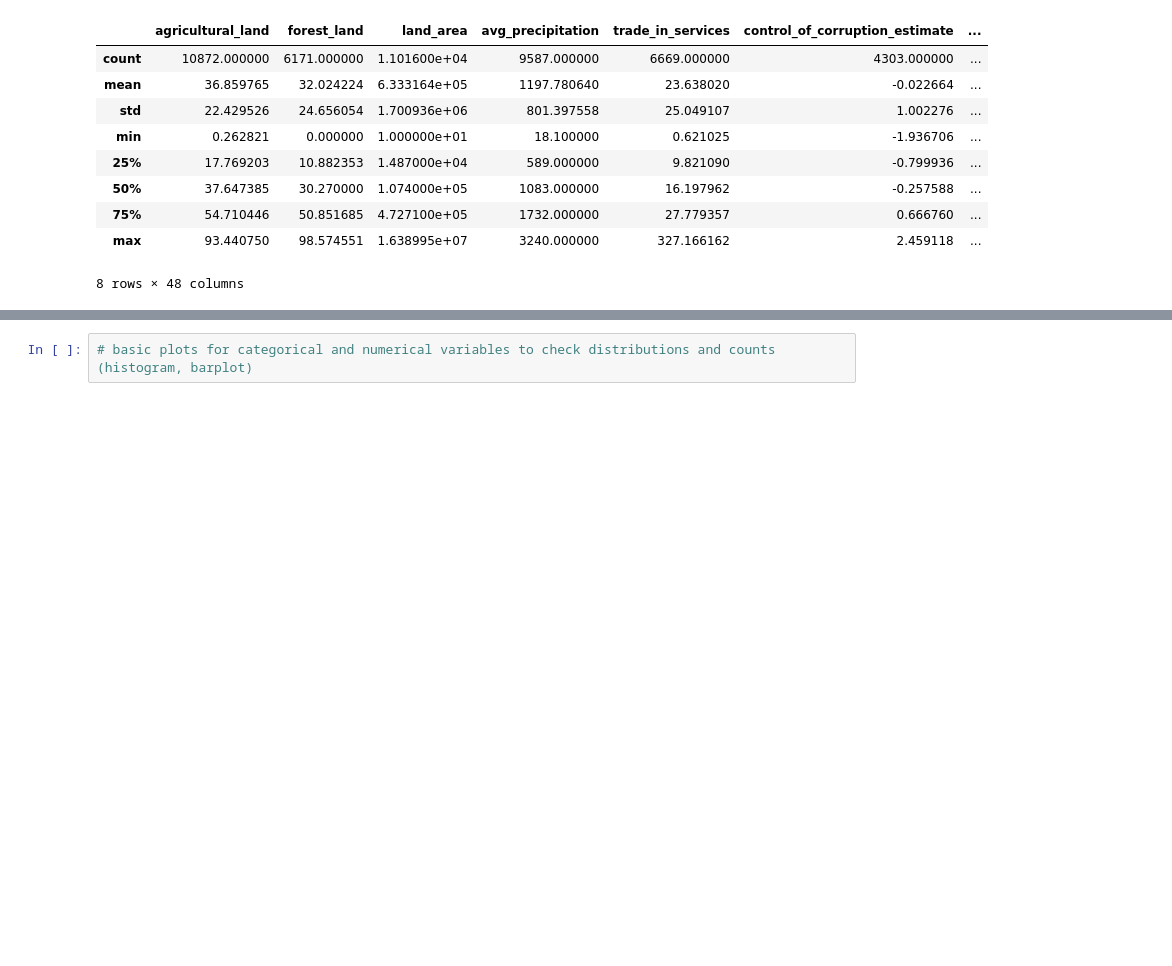
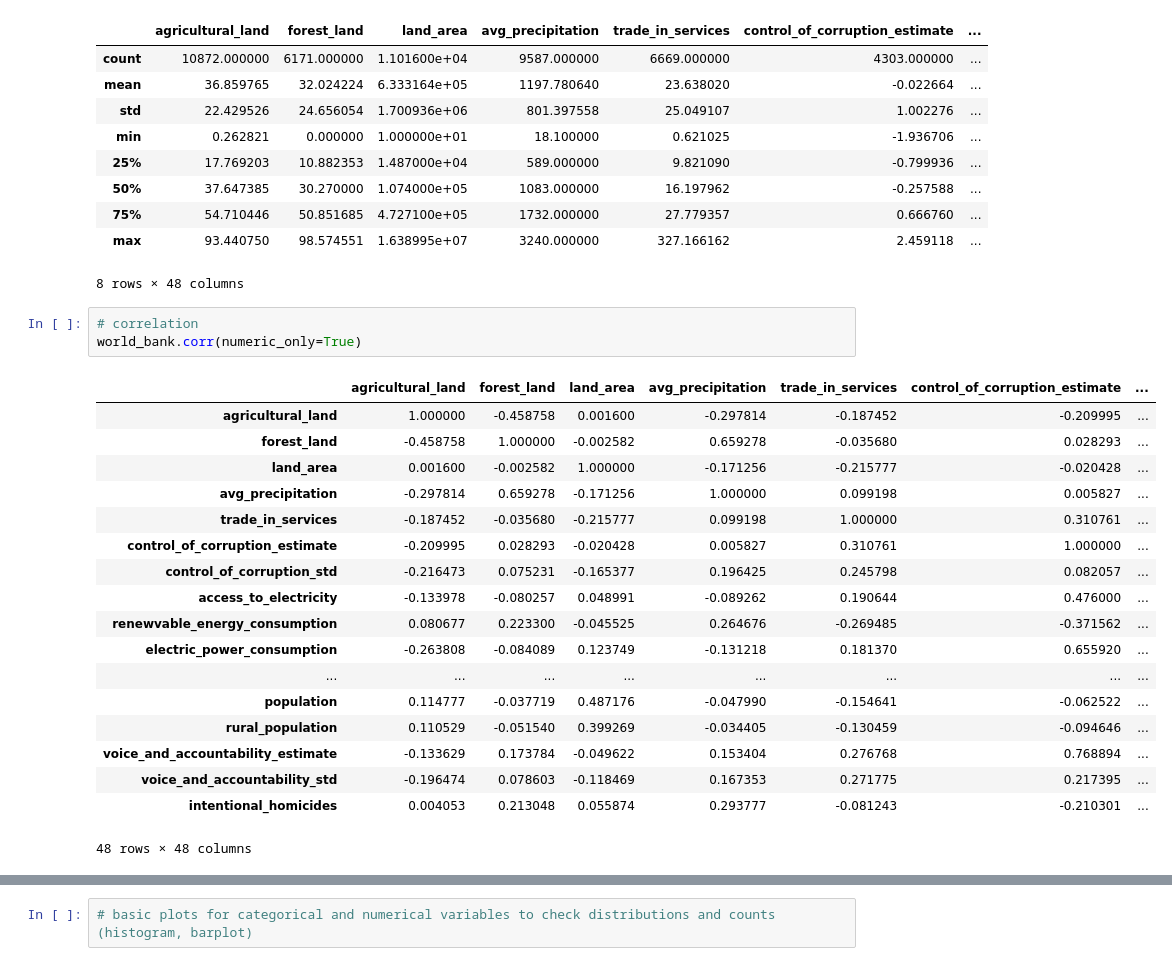
Before and after one commit to Avonik/ASDA_2025_newGroup_4_Portfolio, a Jupyter notebook: notebooks/week_05_group_4_notebook.ipynb, the cells around one changed output, grey strips where cells are left out. Cells and saved outputs as stored; diff of their text form; blank space fills up the shorter version.

Commit message:
added correlation and chi square to check realtions in columns

```diff
--- a/notebooks/week_05_group_4_notebook.ipynb
+++ b/notebooks/week_05_group_4_notebook.ipynb
@@ -267,3 +269,25 @@ world_bank.describe()
 | 75% | 54.710446 | 50.851685 | 4.727100e+05 | 1732.000000 | 27.779357 | 0.666760 | ... |
 | max | 93.440750 | 98.574551 | 1.638995e+07 | 3240.000000 | 327.166162 | 2.459118 | ... |
 8 rows × 48 columns
+# %%
+# correlation
+world_bank.corr(numeric_only=True)
+# %% [output]
+|  | agricultural_land | forest_land | land_area | avg_precipitation | trade_in_services | control_of_corruption_estimate | ... |
+| agricultural_land | 1.000000 | -0.458758 | 0.001600 | -0.297814 | -0.187452 | -0.209995 | ... |
+| forest_land | -0.458758 | 1.000000 | -0.002582 | 0.659278 | -0.035680 | 0.028293 | ... |
+| land_area | 0.001600 | -0.002582 | 1.000000 | -0.171256 | -0.215777 | -0.020428 | ... |
+| avg_precipitation | -0.297814 | 0.659278 | -0.171256 | 1.000000 | 0.099198 | 0.005827 | ... |
+| trade_in_services | -0.187452 | -0.035680 | -0.215777 | 0.099198 | 1.000000 | 0.310761 | ... |
+| control_of_corruption_estimate | -0.209995 | 0.028293 | -0.020428 | 0.005827 | 0.310761 | 1.000000 | ... |
+| control_of_corruption_std | -0.216473 | 0.075231 | -0.165377 | 0.196425 | 0.245798 | 0.082057 | ... |
+| access_to_electricity | -0.133978 | -0.080257 | 0.048991 | -0.089262 | 0.190644 | 0.476000 | ... |
+| renewvable_energy_consumption | 0.080677 | 0.223300 | -0.045525 | 0.264676 | -0.269485 | -0.371562 | ... |
+| electric_power_consumption | -0.263808 | -0.084089 | 0.123749 | -0.131218 | 0.181370 | 0.655920 | ... |
+| ... | ... | ... | ... | ... | ... | ... | ... |
+| population | 0.114777 | -0.037719 | 0.487176 | -0.047990 | -0.154641 | -0.062522 | ... |
+| rural_population | 0.110529 | -0.051540 | 0.399269 | -0.034405 | -0.130459 | -0.094646 | ... |
+| voice_and_accountability_estimate | -0.133629 | 0.173784 | -0.049622 | 0.153404 | 0.276768 | 0.768894 | ... |
+| voice_and_accountability_std | -0.196474 | 0.078603 | -0.118469 | 0.167353 | 0.271775 | 0.217395 | ... |
+| intentional_homicides | 0.004053 | 0.213048 | 0.055874 | 0.293777 | -0.081243 | -0.210301 | ... |
+48 rows × 48 columns
```
Also changed, not shown: parts of 4 cells of this notebook.
